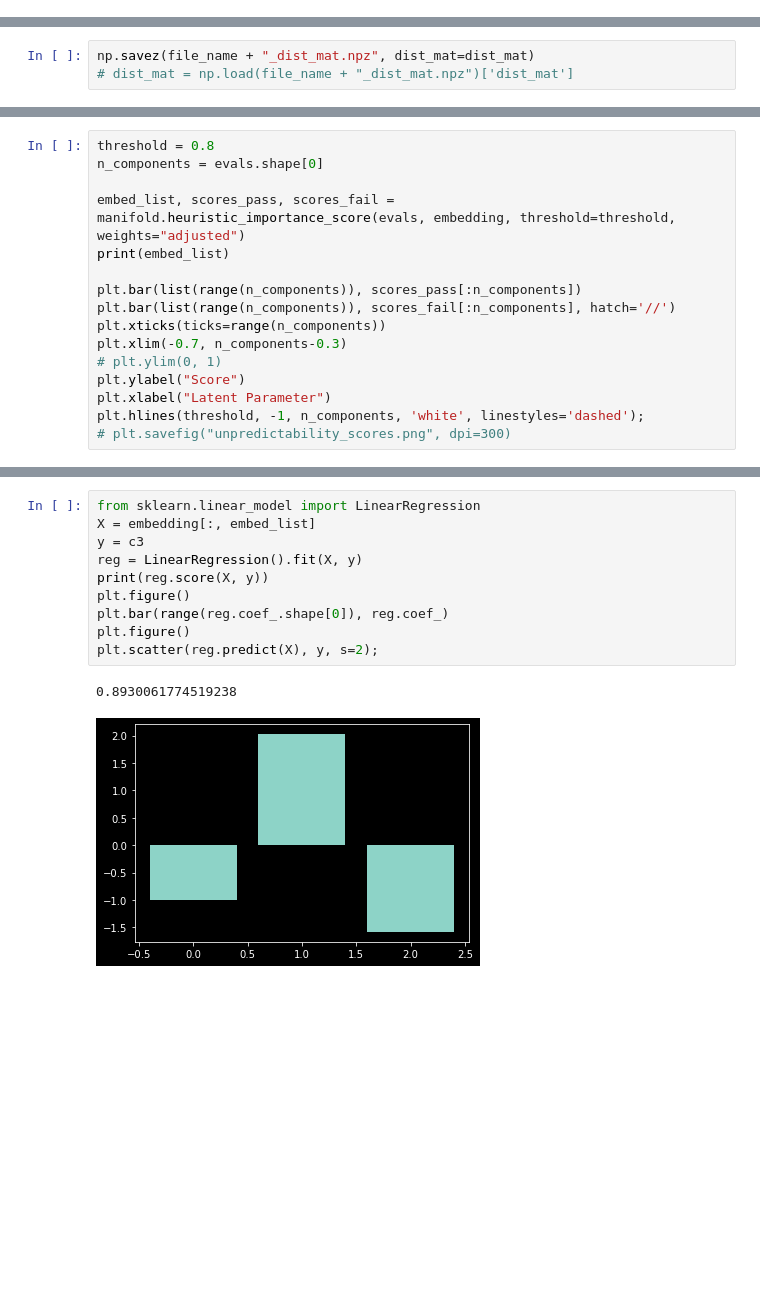
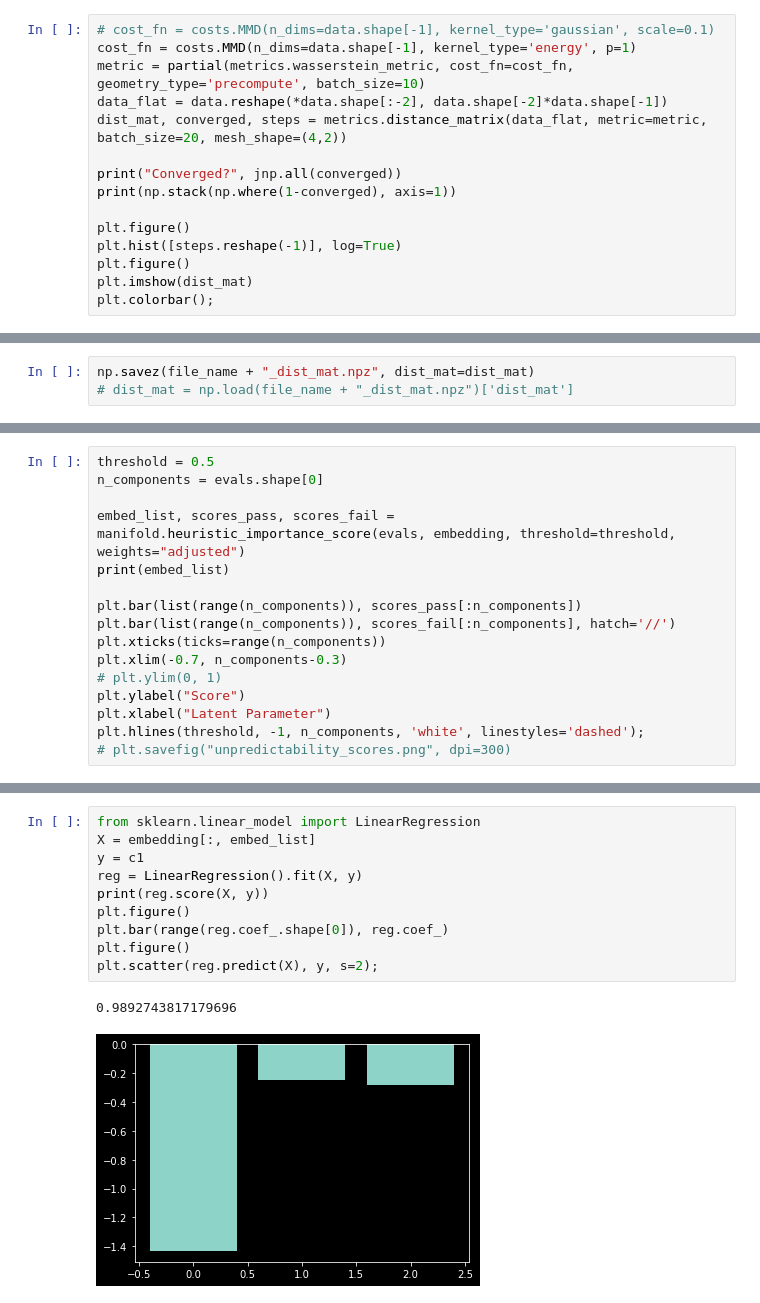
Before and after one commit to peterparity/conservation-laws-manifold-learning, a Jupyter notebook: kdv.ipynb, the cells around one changed output, grey strips where cells are left out. Saved outputs shown, nothing was run; the diff lists cells and outputs as text; blank space fills up the shorter version.

Commit message:
fixed bug in distance_matrix function, moved cost functions to separate file

```diff
--- a/kdv.ipynb
+++ b/kdv.ipynb
@@ -108,0 +42,15 @@ Converged? True
+# %%
+# cost_fn = costs.MMD(n_dims=data.shape[-1], kernel_type='gaussian', scale=0.1)
+cost_fn = costs.MMD(n_dims=data.shape[-1], kernel_type='energy', p=1)
+metric = partial(metrics.wasserstein_metric, cost_fn=cost_fn, geometry_type='precompute', batch_size=10)
+data_flat = data.reshape(*data.shape[:-2], data.shape[-2]*data.shape[-1])
+dist_mat, converged, steps = metrics.distance_matrix(data_flat, metric=metric, batch_size=20, mesh_shape=(4,2))
+
+print("Converged?", jnp.all(converged))
+print(np.stack(np.where(1-converged), axis=1))
+
+plt.figure()
+plt.hist([steps.reshape(-1)], log=True)
+plt.figure()
+plt.imshow(dist_mat)
+plt.colorbar();
@@ -177,5 +156,5 @@ plt.hlines(threshold, -1, n_components, 'white', linestyles='dashed');
 # %%
-threshold = 0.8
+threshold = 0.5
 n_components = evals.shape[0]
 
 embed_list, scores_pass, scores_fail = manifold.heuristic_importance_score(evals, embedding, threshold=threshold, weights="adjusted")
@@ -208,13 +187,13 @@ plt.hist(embedding_size_list, bins=np.arange(10)+0.5);
 # %%
 from sklearn.linear_model import LinearRegression
 X = embedding[:, embed_list]
-y = c3
+y = c1
 reg = LinearRegression().fit(X, y)
 print(reg.score(X, y))
 plt.figure()
 plt.bar(range(reg.coef_.shape[0]), reg.coef_)
 plt.figure()
 plt.scatter(reg.predict(X), y, s=2);
 # %% [output]
-0.8930061774519238
+0.9892743817179696
-[figure, old version]
+[figure, new version]
```
Also changed, not shown: parts of 10 cells of this notebook, 3 other files.
